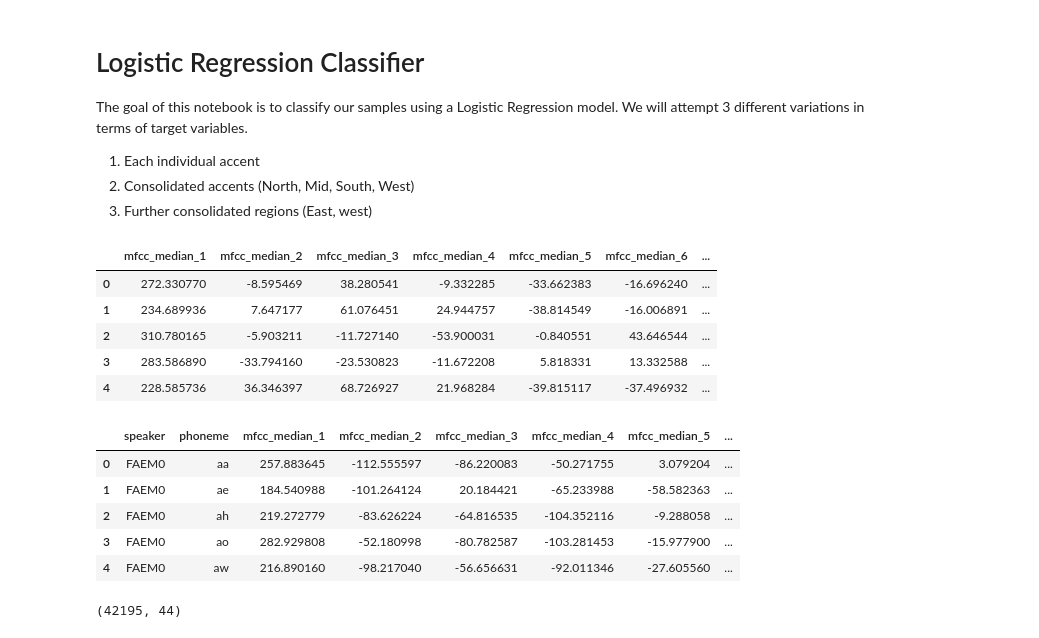
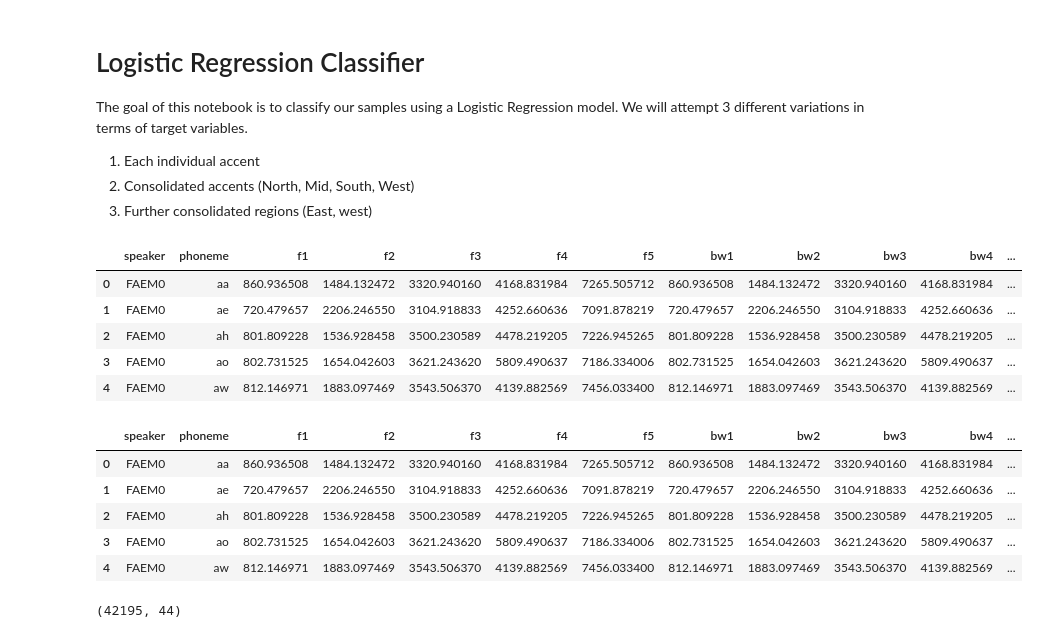
Before and after one commit to andrewpaster/isye_6740_final_project_accents, a Jupyter notebook: Models/andrew_formant_classifiers/Logistic Regression_formant_phonemes.ipynb, the cells around one changed output. Drawn from its saved outputs; the diff is of its cells as text; code cells hidden in the pictures.

```diff
--- a/Models/andrew_formant_classifiers/Logistic Regression_formant_phonemes.ipynb
+++ b/Models/andrew_formant_classifiers/Logistic Regression_formant_phonemes.ipynb
@@ -47,7 +58,7 @@ def plot_conf_matconf(conf_mat, save_fig=None):
 # %%
 def average_speakers(mfcc_df):
 
-    feature_cols = [x for x in mfcc_df.columns if 'mfcc_median' in x]
+    feature_cols = [x for x in mfcc_df.columns if x in ('f1', 'f2', 'f3', 'f4', 'f5', 'bw1', 'bw2', 'bw3', 'bw4', 'bw5')]
 
     target = mfcc_df[['speaker', 'accent']].drop_duplicates()
 
@@ -71,30 +82,30 @@ def load_data():
     train, feature_cols = average_speakers(train)
 
     british_df = pd.read_csv('../../../data/british_formants_phonemes.csv')
-    feature_cols = [x for x in british_df.columns if 'mfcc_median' in x]
+    feature_cols = [x for x in british_df.columns if x in ('f1', 'f2', 'f3', 'f4', 'f5', 'bw1', 'bw2', 'bw3', 'bw4', 'bw5')]
 
     return train, test, british_df[feature_cols], feature_cols
 
 
 train, test, british_df, feature_cols = load_data()
 # %%
-british_df.head()
+train.head()
 # %% [output]
-|  | mfcc_median_1 | mfcc_median_2 | mfcc_median_3 | mfcc_median_4 | mfcc_median_5 | mfcc_median_6 | ... |
-| 0 | 272.330770 | -8.595469 | 38.280541 | -9.332285 | -33.662383 | -16.696240 | ... |
-| 1 | 234.689936 | 7.647177 | 61.076451 | 24.944757 | -38.814549 | -16.006891 | ... |
-| 2 | 310.780165 | -5.903211 | -11.727140 | -53.900031 | -0.840551 | 43.646544 | ... |
-| 3 | 283.586890 | -33.794160 | -23.530823 | -11.672208 | 5.818331 | 13.332588 | ... |
-| 4 | 228.585736 | 36.346397 | 68.726927 | 21.968284 | -39.815117 | -37.496932 | ... |
+|  | speaker | phoneme | f1 | f2 | f3 | f4 | f5 | bw1 | bw2 | bw3 | bw4 | ... |
+| 0 | FAEM0 | aa | 860.936508 | 1484.132472 | 3320.940160 | 4168.831984 | 7265.505712 | 860.936508 | 1484.132472 | 3320.940160 | 4168.831984 | ... |
+| 1 | FAEM0 | ae | 720.479657 | 2206.246550 | 3104.918833 | 4252.660636 | 7091.878219 | 720.479657 | 2206.246550 | 3104.918833 | 4252.660636 | ... |
+| 2 | FAEM0 | ah | 801.809228 | 1536.928458 | 3500.230589 | 4478.219205 | 7226.945265 | 801.809228 | 1536.928458 | 3500.230589 | 4478.219205 | ... |
+| 3 | FAEM0 | ao | 802.731525 | 1654.042603 | 3621.243620 | 5809.490637 | 7186.334006 | 802.731525 | 1654.042603 | 3621.243620 | 5809.490637 | ... |
+| 4 | FAEM0 | aw | 812.146971 | 1883.097469 | 3543.506370 | 4139.882569 | 7456.033400 | 812.146971 | 1883.097469 | 3543.506370 | 4139.882569 | ... |
 # %%
 train.head()
 # %% [output]
-|  | speaker | phoneme | mfcc_median_1 | mfcc_median_2 | mfcc_median_3 | mfcc_median_4 | mfcc_median_5 | ... |
-| 0 | FAEM0 | aa | 257.883645 | -112.555597 | -86.220083 | -50.271755 | 3.079204 | ... |
-| 1 | FAEM0 | ae | 184.540988 | -101.264124 | 20.184421 | -65.233988 | -58.582363 | ... |
-| 2 | FAEM0 | ah | 219.272779 | -83.626224 | -64.816535 | -104.352116 | -9.288058 | ... |
-| 3 | FAEM0 | ao | 282.929808 | -52.180998 | -80.782587 | -103.281453 | -15.977900 | ... |
-| 4 | FAEM0 | aw | 216.890160 | -98.217040 | -56.656631 | -92.011346 | -27.605560 | ... |
+|  | speaker | phoneme | f1 | f2 | f3 | f4 | f5 | bw1 | bw2 | bw3 | bw4 | ... |
+| 0 | FAEM0 | aa | 860.936508 | 1484.132472 | 3320.940160 | 4168.831984 | 7265.505712 | 860.936508 | 1484.132472 | 3320.940160 | 4168.831984 | ... |
+| 1 | FAEM0 | ae | 720.479657 | 2206.246550 | 3104.918833 | 4252.660636 | 7091.878219 | 720.479657 | 2206.246550 | 3104.918833 | 4252.660636 | ... |
+| 2 | FAEM0 | ah | 801.809228 | 1536.928458 | 3500.230589 | 4478.219205 | 7226.945265 | 801.809228 | 1536.928458 | 3500.230589 | 4478.219205 | ... |
+| 3 | FAEM0 | ao | 802.731525 | 1654.042603 | 3621.243620 | 5809.490637 | 7186.334006 | 802.731525 | 1654.042603 | 3621.243620 | 5809.490637 | ... |
+| 4 | FAEM0 | aw | 812.146971 | 1883.097469 | 3543.506370 | 4139.882569 | 7456.033400 | 812.146971 | 1883.097469 | 3543.506370 | 4139.882569 | ... |
 # %%
 test.shape # 13596
 
```
Also changed, not shown: parts of 11 cells of this notebook, 2 other files.
